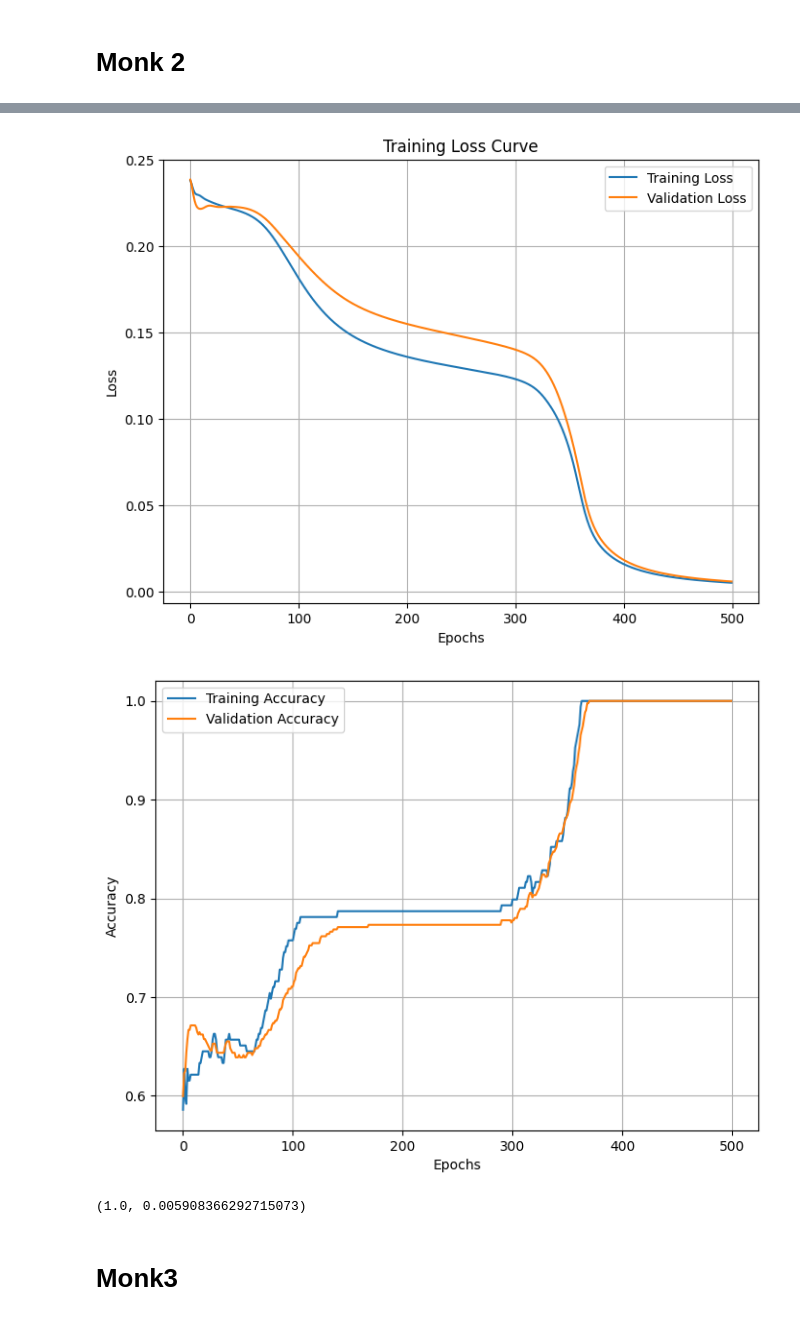
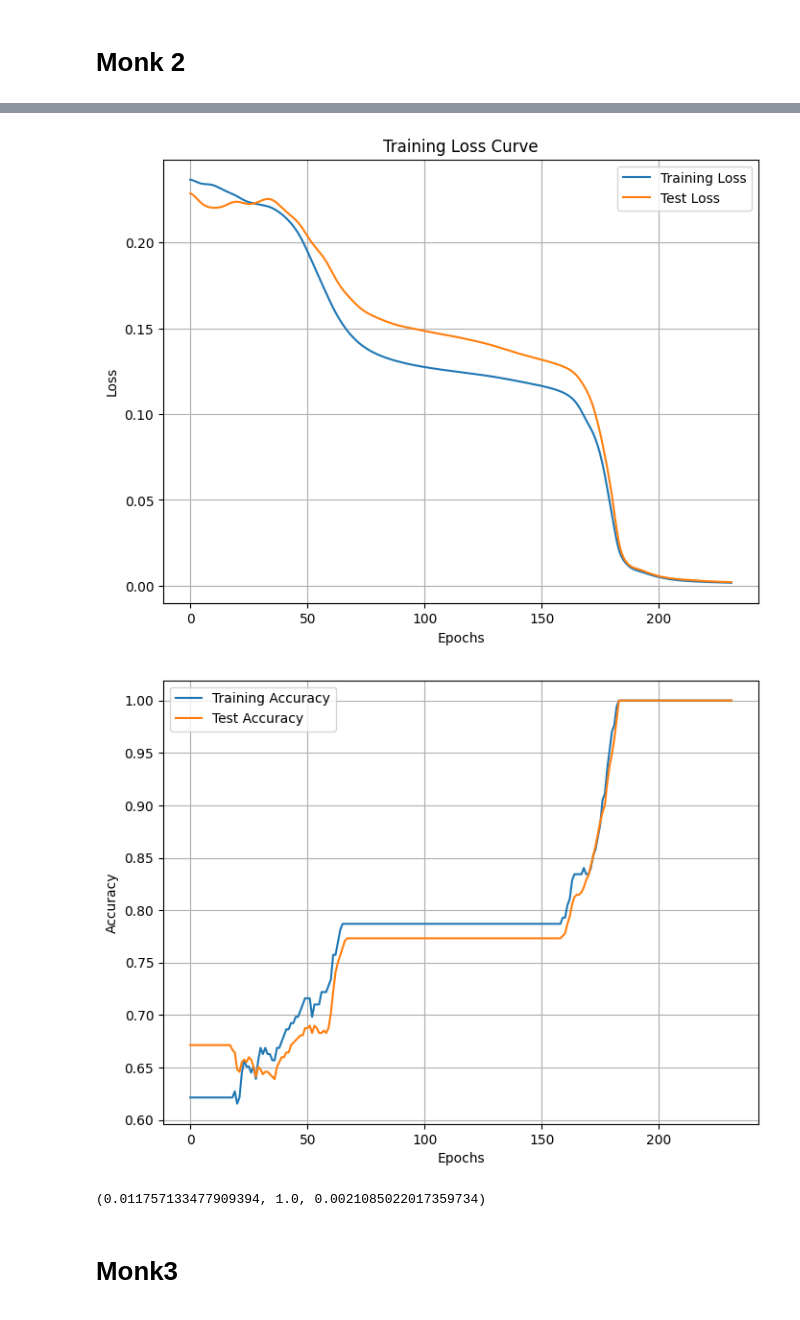
Before and after one commit to Alexthw46/ML, a Jupyter notebook: monks.ipynb, the cells around one changed output, grey strips where cells are left out. Drawn from its saved outputs; the diff is of its cells as text; code cells hidden in the pictures.

Commit message:
updated torchMonk

```diff
--- a/monks.ipynb
+++ b/monks.ipynb
@@ -40,11 +121,11 @@ Test Loss: 0.08791361004114151, Accuracy: 0.9166666666666666
 # %%
-lr = 0.35
-momentum = 0.75
-decay = 0.00
+lr = 0.5879591836734693
+momentum = 0.9
 nesterov = False
 epochs = 500
 # %%
-model = SimpleNN(17, 2, 1)
-optimizer = optim.SGD(model.parameters(), lr=lr, momentum=momentum, weight_decay=decay, nesterov=nesterov)
+torch.manual_seed(100)
+model = SimpleNN(17, 3, 1)
+optimizer = optim.SGD(model.parameters(), lr=lr, momentum=momentum, nesterov=nesterov)
 monk("monks-2", optimizer=optimizer, neural_network=model, num_epochs=epochs, lr_scheduler=None, eps=0.00025)
 # %% [output]
@@ -53,5 +133,5 @@ Test Loss: 0.005908366292715073, Accuracy: 1.0
-[figure, old version]
+[figure, new version]
-[figure, old version]
+[figure, new version]
-(1.0, 0.005908366292715073)
+(0.011757133477909394, 1.0, 0.0021085022017359734)
 # %% [markdown]
 # Monk3
```
Also changed, not shown: parts of 28 cells of this notebook, 1 other file.
